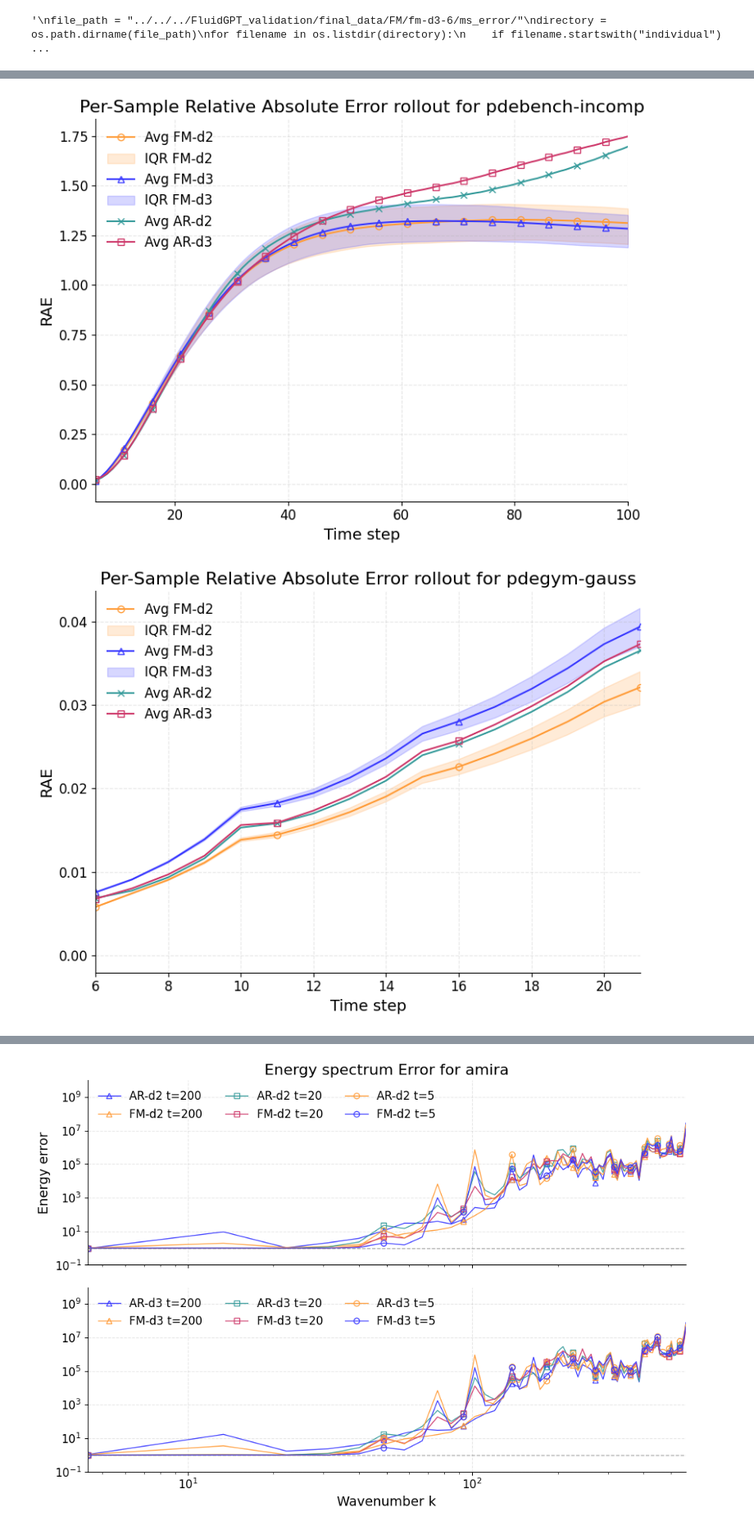
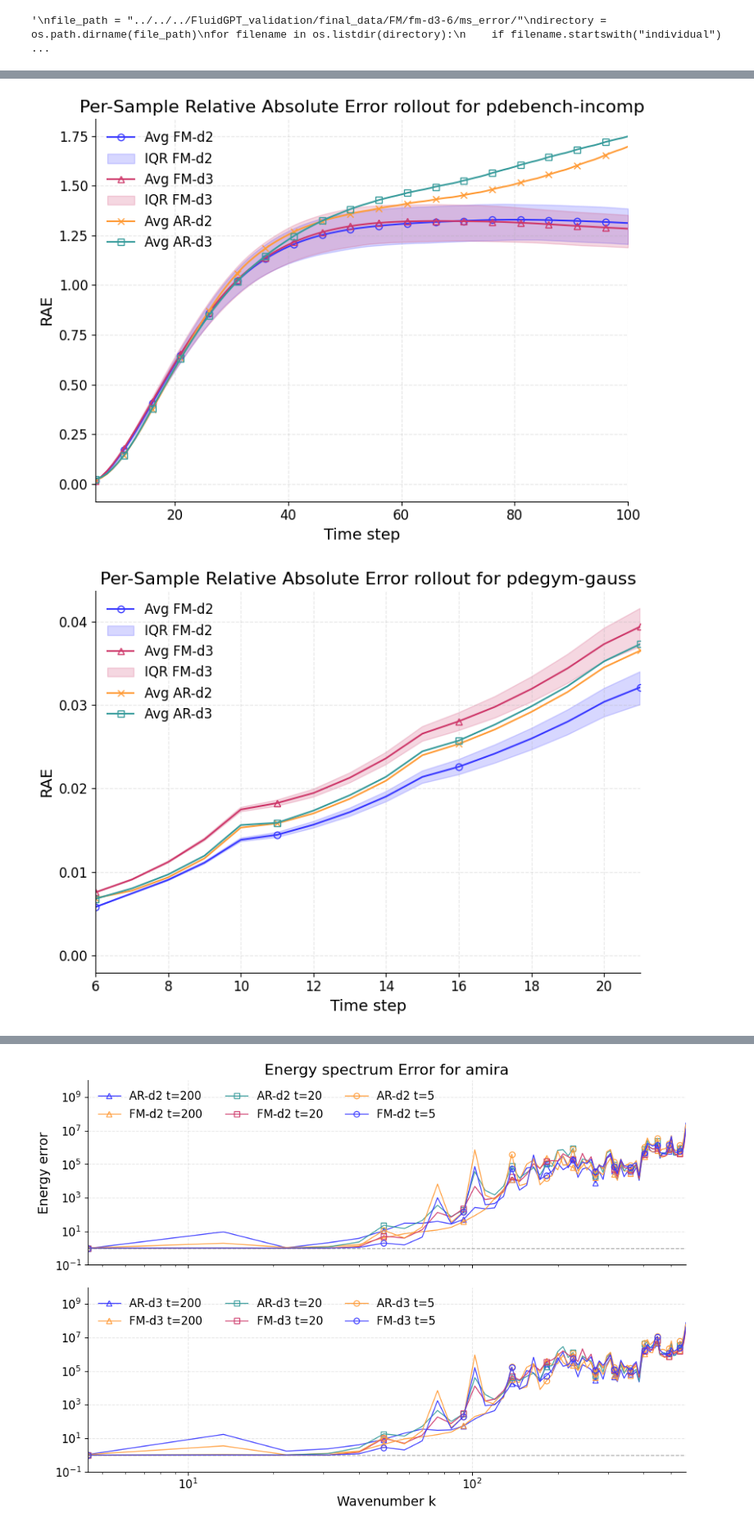
Before and after one commit to tpharmsen/FluidGPT, a Jupyter notebook: src/scripts/graphGeneration.ipynb, the cells around one changed output, grey strips where cells are left out. Shown at 82% size. Drawn from its saved outputs; the diff is of its cells as text; code cells hidden in the pictures.

Commit message:
graph gen change

```diff
--- a/src/scripts/graphGeneration.ipynb
+++ b/src/scripts/graphGeneration.ipynb
@@ -215,12 +216,12 @@ for dataset_name in datasets_all:
     q75_2 = np.mean(q75_2, axis=1)
     q100_2 = np.mean(q100_2, axis=1)
     xspace = np.arange(1, data_ar.shape[0]+1)
-    ax.plot(xspace, avg_fm, 'o-', color=colors[0], alpha=linealpha, label='Avg FM-d2', markevery=5, linewidth=linewidth)
-    plt.fill_between(xspace, q25, q75, color=colors[0], alpha=distralpha, label='IQR FM-d2')
-    ax.plot(xspace, avg_fm2, '^-', color=colors[2], alpha=linealpha, label='Avg FM-d3', markevery=5, linewidth=linewidth)
-    plt.fill_between(xspace, q25_2, q75_2, color=colors[2], alpha=distralpha, label='IQR FM-d3')
-    ax.plot(xspace, avg_ar, 'x-', color=colors[1], alpha=linealpha, label='Avg AR-d2', markevery=5, linewidth=linewidth)
-    ax.plot(xspace, avg_ar2, 's-', color=colors[3], alpha=linealpha, label='Avg AR-d3', markevery=5, linewidth=linewidth)
+    ax.plot(xspace, avg_fm, 'o-', color=colors[2], alpha=linealpha, label='Avg FM-d2', markevery=5, linewidth=linewidth)
+    plt.fill_between(xspace, q25, q75, color=colors[2], alpha=distralpha, label='IQR FM-d2')
+    ax.plot(xspace, avg_fm2, '^-', color=colors[3], alpha=linealpha, label='Avg FM-d3', markevery=5, linewidth=linewidth)
+    plt.fill_between(xspace, q25_2, q75_2, color=colors[3], alpha=distralpha, label='IQR FM-d3')
+    ax.plot(xspace, avg_ar, 'x-', color=colors[0], alpha=linealpha, label='Avg AR-d2', markevery=5, linewidth=linewidth)
+    ax.plot(xspace, avg_ar2, 's-', color=colors[1], alpha=linealpha, label='Avg AR-d3', markevery=5, linewidth=linewidth)
 
     ax.set_xlabel("Time step")
     ax.set_ylabel(f"{error_type.upper()}")
@@ -238,2 +239,2 @@ for dataset_name in datasets_all:
-[figure, old version]
+[figure, new version]
-[figure, old version]
+[figure, new version]
```
Also changed, not shown: parts of 3 cells of this notebook, 10 other files.
